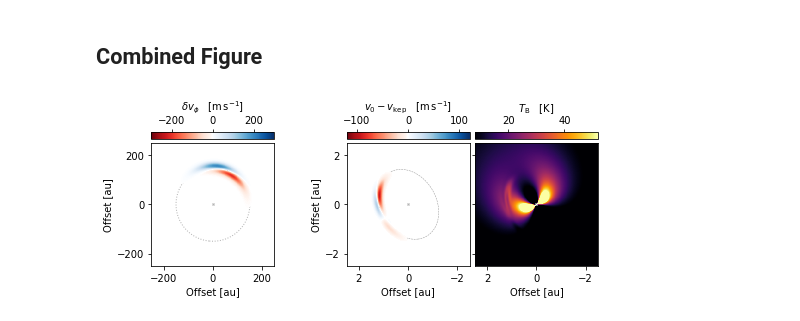
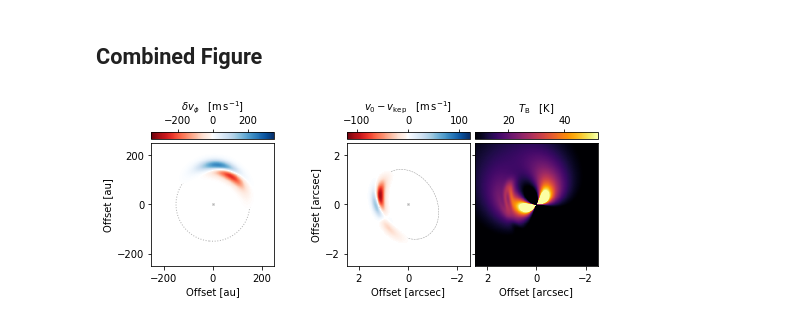
Before and after one commit to richteague/wrinkleology, a Jupyter notebook: HowTo - Velocity Perturbations.ipynb, the cells around one changed output. Saved outputs shown, nothing was run; the diff lists cells and outputs as text; code cells hidden in the pictures.

Commit message:
updated figure

```diff
--- a/HowTo - Velocity Perturbations.ipynb
+++ b/HowTo - Velocity Perturbations.ipynb
@@ -163,10 +163,10 @@ from matplotlib.ticker import MultipleLocator
 # %%
 # doppler flip comparison.
 
-dv = 300.  # velocity of the perturbations in [m/s]
+dv = 350.  # velocity of the perturbations in [m/s]
 r0 = 150.  # radius of flip center in [au]
 t0 = 70.   # polar angle of flip center in [deg]
-dr = 10.   # radial width in [au]
+dr = 15.   # radial width in [au]
 dt = 20.   # arc length of flip in [au]
 
 # we use here trim_values to cut out all velocity perturbations less than +\- 1m/s for plotting.
@@ -212,37 +212,35 @@ im = ax.imshow(dv_sky, origin='lower', vmin=-120, vmax=120,
 disk.plot_radii(ax, rvals=[r0/disk.dist], contour_kwargs=dict(zorder=-1))
 cax = make_axes_locatable(ax).append_axes('top', size='6%', pad=0.05)
 cb = plt.colorbar(im, cax=cax, orientation='horizontal')
 cb.set_label(r'$v_0 - v_{\rm kep} \quad [{\rm m\,s^{-1}}]$')
 cax.xaxis.set_label_position('top')
 cax.xaxis.set_ticks_position('top')
 
 ax.xaxis.set_major_locator(MultipleLocator(2))
 ax.yaxis.set_major_locator(MultipleLocator(2))
 ax.set_xlim(ax.get_xlim()[1], ax.get_xlim()[0])
-ax.set_xlabel('Offset [au]')
-ax.set_ylabel('Offset [au]')
-ax.set_title('On-Sky Projection', fontsize=7)
+ax.set_xlabel('Offset [arcsec]')
+ax.set_ylabel('Offset [arcsec]')
 
 # channel map deviation
 
 ax = axs[3]
-ax.scatter(0, 0, marker='x', color='1.0', lw=1.0, s=4)
 dv_sky = disk.doppler_flip(dv, r0 / disk.dist, t0, dr / disk.dist, dt, projection='sky')
 channel = disk.get_channel(v_min=0, v_max=150, dv0=dv_sky)
 im = ax.imshow(channel, origin='lower', vmin=8, vmax=52, extent=disk.extent_sky, cmap='inferno')
 cax = make_axes_locatable(ax).append_axes('top', size='6%', pad=0.05)
 cb = plt.colorbar(im, cax=cax, orientation='horizontal')
 cb.set_label(r'$T_{\rm B} \quad [{\rm K}]$')
 cax.xaxis.set_label_position('top')
 cax.xaxis.set_ticks_position('top')
 
 ax.xaxis.set_major_locator(MultipleLocator(2))
 ax.yaxis.set_major_locator(MultipleLocator(2))
 ax.set_xlim(ax.get_xlim()[1], ax.get_xlim()[0])
-ax.set_xlabel('Offset [au]')
+ax.set_xlabel('Offset [arcsec]')
 ax.set_yticklabels([])
 ax.set_title('Representitive Channel', fontsize=7)
 
-plt.savefig('dopplerflip_comparison.pdf', bbox_inches='tight', dpi=300)
+plt.savefig('dopplerflip_comparison.png', bbox_inches='tight', dpi=300)
 # %% [output]
-[figure, old version]
+[figure, new version]
```
Also changed, not shown: 1 other file.
